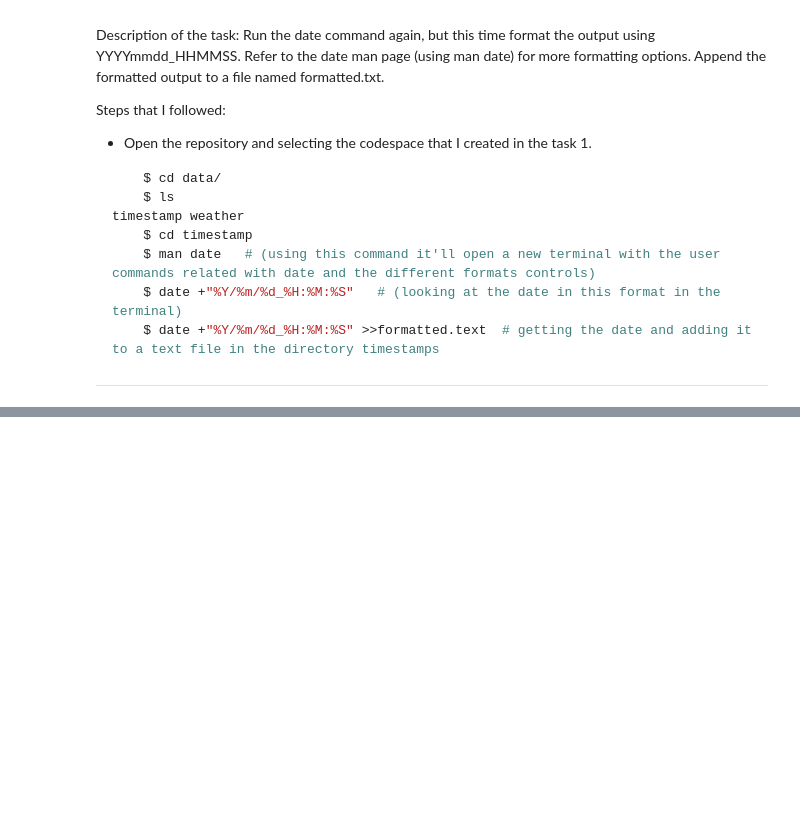
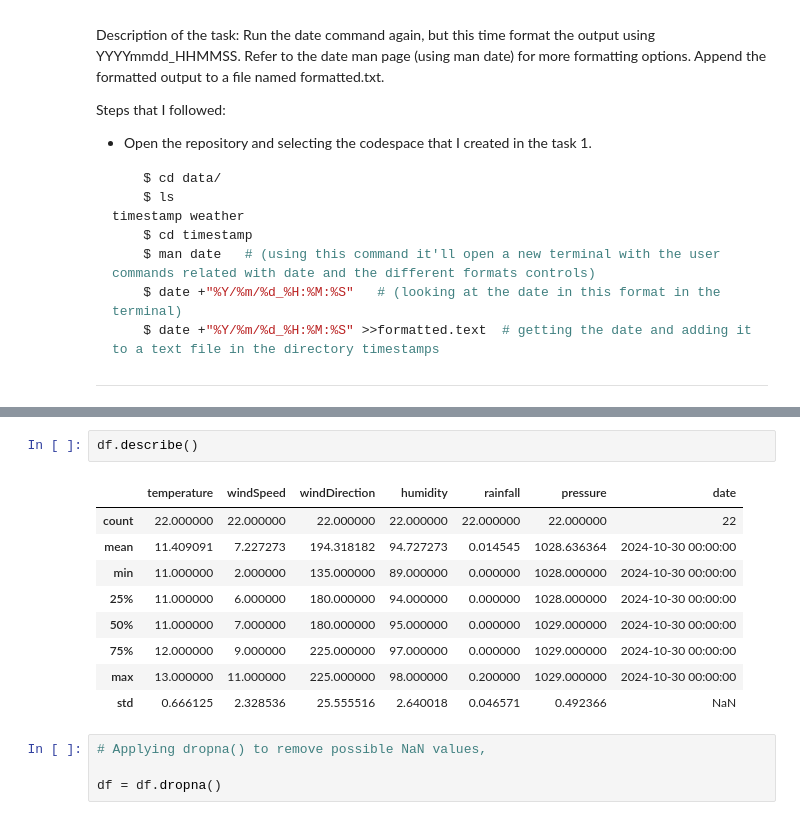
Before and after one commit to Jennyicano/computer_infrastructure, a Jupyter notebook: weather.ipynb, the cells around one changed output, grey strips where cells are left out. Saved outputs shown, nothing was run; the diff lists cells and outputs as text; blank space fills up the shorter version.

```diff
--- a/weather.ipynb
+++ b/weather.ipynb
@@ -172,0 +203,16 @@ data/weather/"20241030_215350_ath [<=>] 6.53k --.-KB/s in 0s 2024-10-30 21:53:51
+# %%
+df.describe()
+# %% [output]
+|  | temperature | windSpeed | windDirection | humidity | rainfall | pressure | date |
+| count | 22.000000 | 22.000000 | 22.000000 | 22.000000 | 22.000000 | 22.000000 | 22 |
+| mean | 11.409091 | 7.227273 | 194.318182 | 94.727273 | 0.014545 | 1028.636364 | 2024-10-30 00:00:00 |
+| min | 11.000000 | 2.000000 | 135.000000 | 89.000000 | 0.000000 | 1028.000000 | 2024-10-30 00:00:00 |
+| 25% | 11.000000 | 6.000000 | 180.000000 | 94.000000 | 0.000000 | 1028.000000 | 2024-10-30 00:00:00 |
+| 50% | 11.000000 | 7.000000 | 180.000000 | 95.000000 | 0.000000 | 1029.000000 | 2024-10-30 00:00:00 |
+| 75% | 12.000000 | 9.000000 | 225.000000 | 97.000000 | 0.000000 | 1029.000000 | 2024-10-30 00:00:00 |
+| max | 13.000000 | 11.000000 | 225.000000 | 98.000000 | 0.200000 | 1029.000000 | 2024-10-30 00:00:00 |
+| std | 0.666125 | 2.328536 | 25.555516 | 2.640018 | 0.046571 | 0.492366 | NaN |
+# %%
+# Applying dropna() to remove possible NaN values,
+
+df = df.dropna()
```
Also changed, not shown: parts of 13 cells of this notebook, 1 other file.
